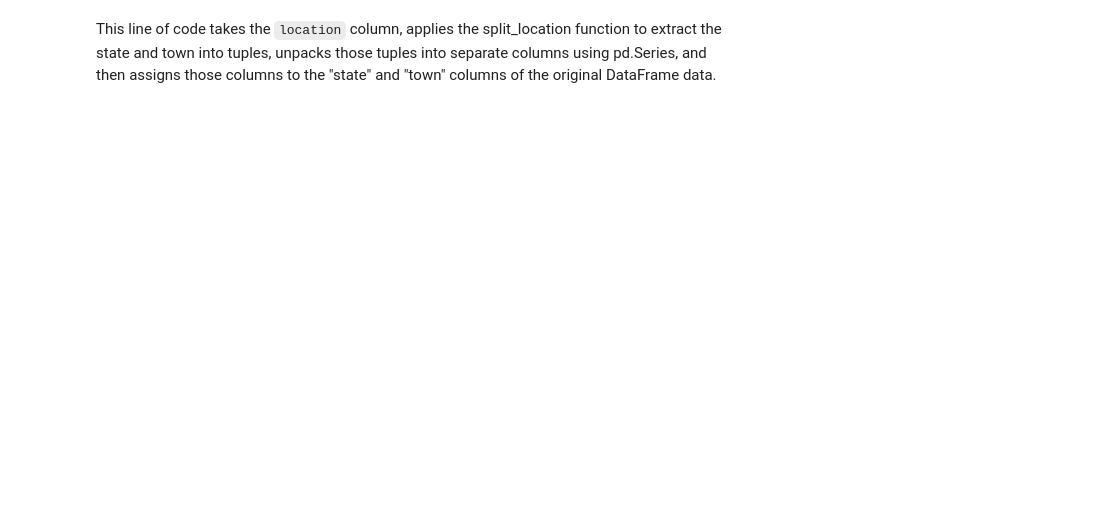
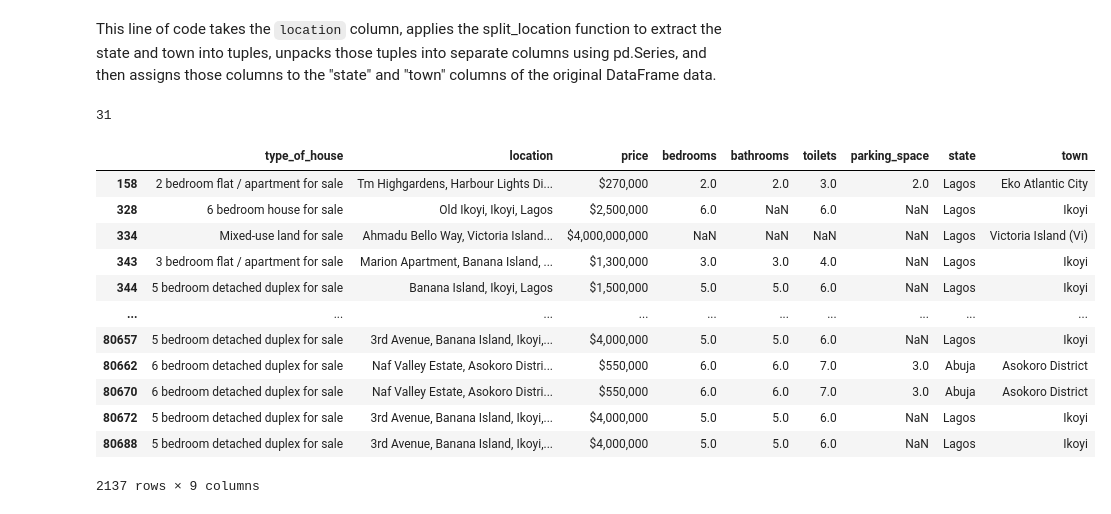
Before and after one commit to kingksjo/ng_houses, a Jupyter notebook: houses_analysis.ipynb, the cells around one changed output. Cells and saved outputs as stored; diff of their text form; code cells hidden in the pictures; blank space fills up the shorter version.

```diff
--- a/houses_analysis.ipynb
+++ b/houses_analysis.ipynb
@@ -118,3 +118,26 @@ def split_location(location):
 This line of code takes the `location` column, applies the split_location function to extract the state and town into tuples, unpacks those tuples into separate columns using pd.Series, and then assigns those columns to the "state" and "town" columns of the original DataFrame data.
 # %%
 data[["state", "town"]] = data["location"].apply(split_location).apply(pd.Series)
+# %%
+data['state'] = data['state'].str.title()
+data['town'] = data['town'].str.title()
+# %%
+len(data["state"].unique())
+# %% [output]
+31
+# %%
+data[~data["price"].str.contains("₦")]
+# %% [output]
+|  | type_of_house | location | price | bedrooms | bathrooms | toilets | parking_space | state | town |
+| 158 | 2 bedroom flat / apartment for sale | Tm Highgardens, Harbour Lights Di... | $270,000 | 2.0 | 2.0 | 3.0 | 2.0 | Lagos | Eko Atlantic City |
+| 328 | 6 bedroom house for sale | Old Ikoyi, Ikoyi, Lagos | $2,500,000 | 6.0 | NaN | 6.0 | NaN | Lagos | Ikoyi |
+| 334 | Mixed-use land for sale | Ahmadu Bello Way, Victoria Island... | $4,000,000,000 | NaN | NaN | NaN | NaN | Lagos | Victoria Island (Vi) |
+| 343 | 3 bedroom flat / apartment for sale | Marion Apartment, Banana Island, ... | $1,300,000 | 3.0 | 3.0 | 4.0 | NaN | Lagos | Ikoyi |
+| 344 | 5 bedroom detached duplex for sale | Banana Island, Ikoyi, Lagos | $1,500,000 | 5.0 | 5.0 | 6.0 | NaN | Lagos | Ikoyi |
+| ... | ... | ... | ... | ... | ... | ... | ... | ... | ... |
+| 80657 | 5 bedroom detached duplex for sale | 3rd Avenue, Banana Island, Ikoyi,... | $4,000,000 | 5.0 | 5.0 | 6.0 | NaN | Lagos | Ikoyi |
+| 80662 | 6 bedroom detached duplex for sale | Naf Valley Estate, Asokoro Distri... | $550,000 | 6.0 | 6.0 | 7.0 | 3.0 | Abuja | Asokoro District |
+| 80670 | 6 bedroom detached duplex for sale | Naf Valley Estate, Asokoro Distri... | $550,000 | 6.0 | 6.0 | 7.0 | 3.0 | Abuja | Asokoro District |
+| 80672 | 5 bedroom detached duplex for sale | 3rd Avenue, Banana Island, Ikoyi,... | $4,000,000 | 5.0 | 5.0 | 6.0 | NaN | Lagos | Ikoyi |
+| 80688 | 5 bedroom detached duplex for sale | 3rd Avenue, Banana Island, Ikoyi,... | $4,000,000 | 5.0 | 5.0 | 6.0 | NaN | Lagos | Ikoyi |
+2137 rows × 9 columns
```
Also changed, not shown: parts of 8 cells of this notebook.
